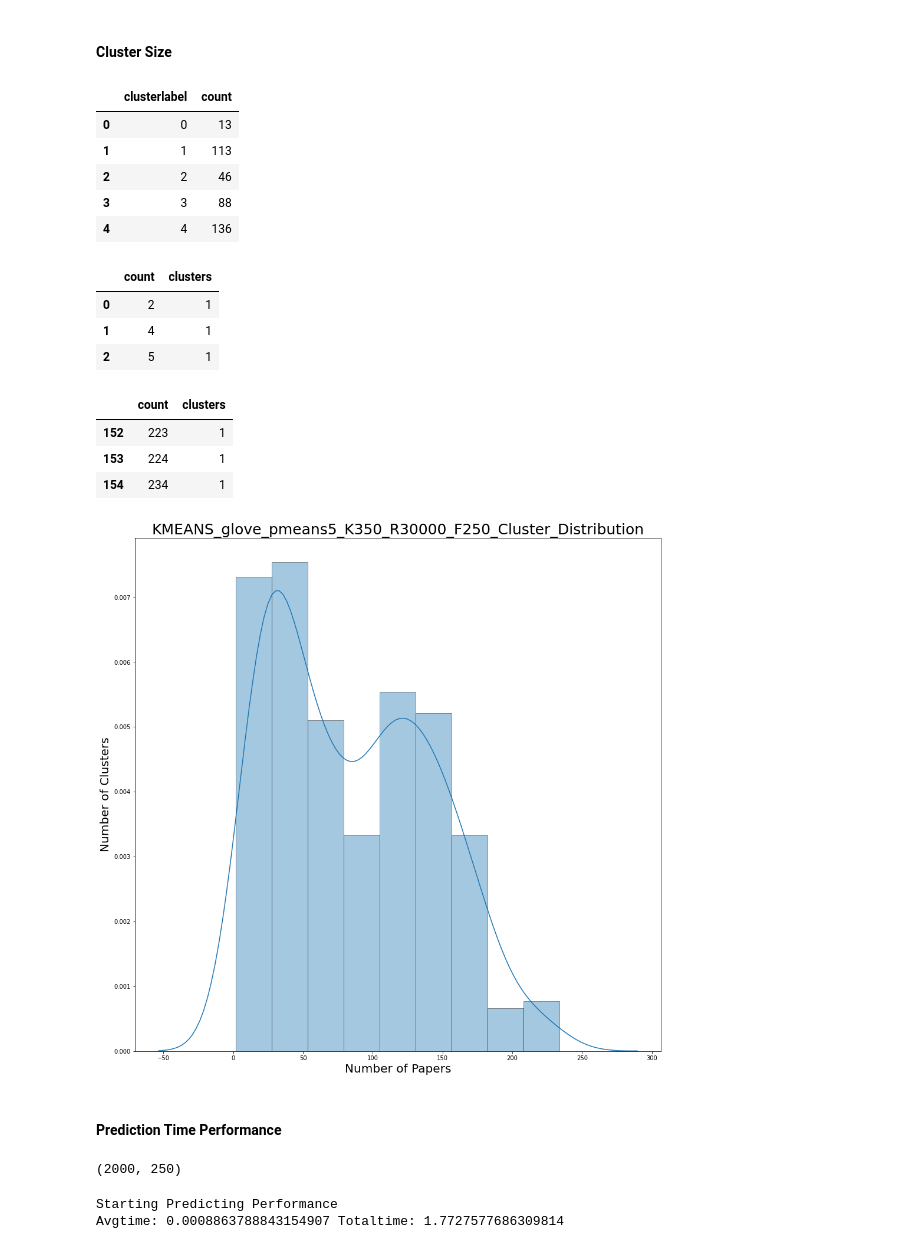
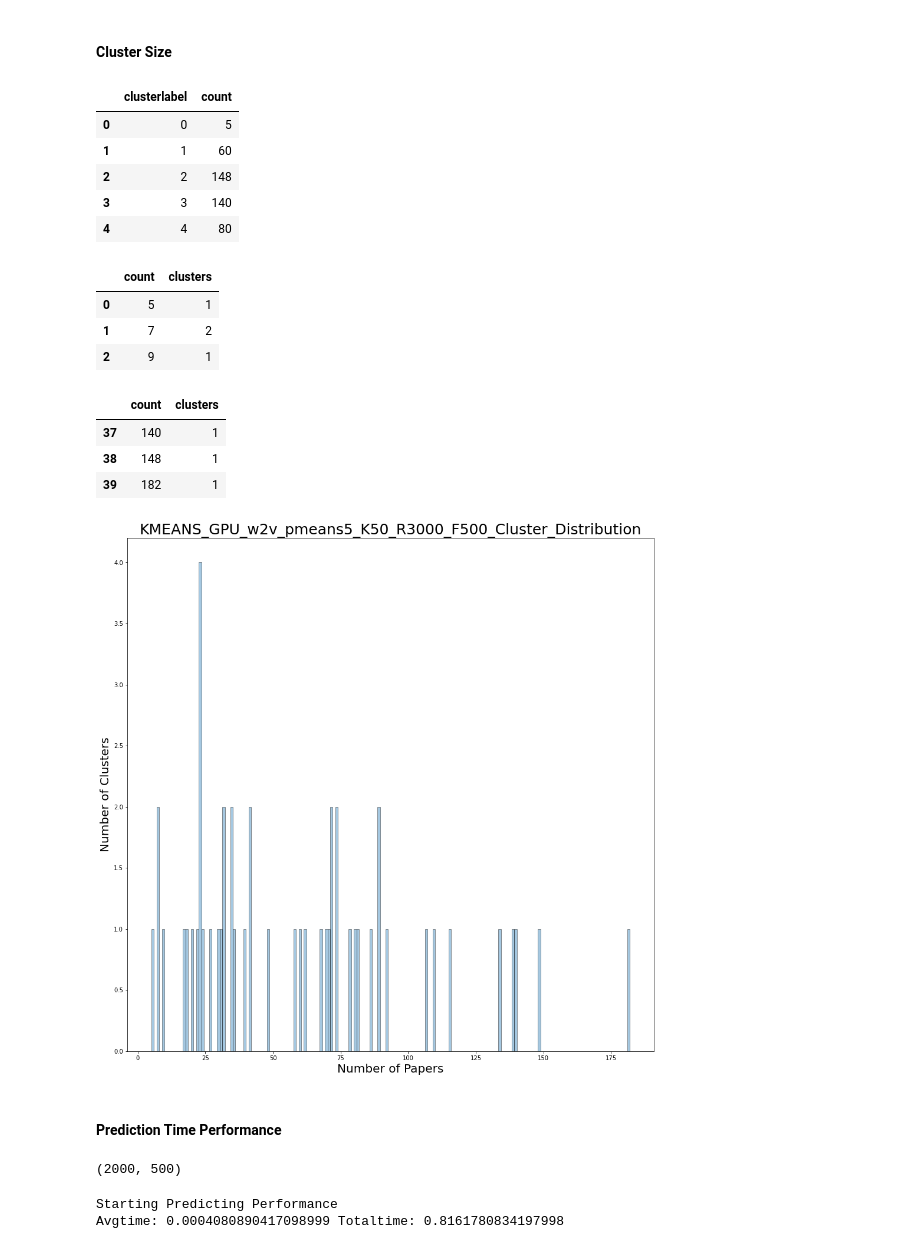
Before and after one commit to DevashishX/AbstractClustering, a Jupyter notebook: templates/KmeansGPUGlovePmeans5_Colab_Test.ipynb, the cells around one changed output. Cells and saved outputs as stored; diff of their text form; code cells hidden in the pictures.

```diff
--- a/templates/KmeansGPUGlovePmeans5_Colab_Test.ipynb
+++ b/templates/KmeansGPUGlovePmeans5_Colab_Test.ipynb
@@ -52,12 +114,12 @@ Flags:               fpu vme de pse tsc msr pae mce cx8 apic sep mtrr pge mca cm
 # %%
-__algo__ = "KMEANS"               #Name of the Clustering algorithm
-__emb__ = "glove"                 #Name of the Word Embeddings used (glove, w2v, ftt), MUST set directory below
+__algo__ = "KMEANS_GPU"               #Name of the Clustering algorithm
+__emb__ = "w2v"                 #Name of the Word Embeddings used (glove, w2v, ftt), MUST set directory below
 __sentemb__ = "pmeans5"           #Name of Sentence Embedding algorithm used
-recnum = 30000                     #Number of records to be read from files
-k = 350                           #Number of Clusters
+recnum = 3000                     #Number of records to be read from files
+k = 50                           #Number of Clusters
 usesqrt = False                   #Set value of k to sqrt of recnum, overrides k
-randomsample = False              #Random Sampling to be True/False for records which are read
-embedDir = "./MegaSentEmbs/"     #Directory where embeddings are saved for that selected embedding
+randomsample = True              #Random Sampling to be True/False for records which are read
+embedDir = "./W2VSentEmbs/"     #Directory where embeddings are saved for that selected embedding
 modelDir = "./models/"           #Directory where models are saved
 megadfDir = "./MegaDfs/"         #Directory Where Megadf is to be saved
 plotDir = "./plots/"             #Directory where plots are saved
@@ -143,15 +210,26 @@ k:  350
 # %% [markdown]
 ## Clustering
 Please modify the functions here to change algorithm
+# %%
+device_data=data
 # %%
 %%time
+
 print("Starting Clustering Process")
 start_time = time.time()
-model = cluster.KMeans(n_clusters=k, n_init = 20, max_iter=1000, verbose=1, n_jobs=-1)
-model.fit(data)
+# model = cluster.KMeans(n_clusters=k, n_init = 20, max_iter=1000, verbose=1, n_jobs=-1)
+model = cuKMeans(init="k-means||",
+                       max_iter=1000,
+                       n_init = 20,
+                       n_clusters=k,
+                       oversampling_factor=40,
+                       random_state=42,
+                       verbose = True)
+
+model.fit(device_data)
 end_time = time.time()
 timetrain = round(end_time-start_time, 2)
 print("done! {}".format(timetrain))
-print("k_means.fit(data) Done!")
+print("kmeans_cuda.fit(data) Done!")
 # %% [output]
 Starting Clustering Process
@@ -162,7 +240,7 @@ Wall time: 14min 50s
 # %% [markdown]
 ### Saving the output data into vars
 # %%
-centroids = model.cluster_centers_
-labels = model.labels_
+centroids = model.cluster_centers_.tolist()
+labels = model.labels_.tolist()
 megadf["clusterlabel"]=labels
 centroidDF = pd.DataFrame(centroids)
@@ -326,11 +439,11 @@ clusterdata = megadf.groupby("clusterlabel", as_index=True).size().reset_index(n
 clusterdata.head()
 # %% [output]
 |  | clusterlabel | count |
-| 0 | 0 | 13 |
-| 1 | 1 | 113 |
-| 2 | 2 | 46 |
-| 3 | 3 | 88 |
-| 4 | 4 | 136 |
+| 0 | 0 | 5 |
+| 1 | 1 | 60 |
+| 2 | 2 | 148 |
+| 3 | 3 | 140 |
+| 4 | 4 | 80 |
 # %%
 clusterdfname = "{}_clustered_counts.pkl".format(name)
 clusterdata.to_pickle(megadfDir + clusterdfname)
@@ -342,13 +455,13 @@ display(countdata.head(3))
 display(countdata.tail(3))
 # %% [output]
 |  | count | clusters |
-| 0 | 2 | 1 |
-| 1 | 4 | 1 |
-| 2 | 5 | 1 |
+| 0 | 5 | 1 |
+| 1 | 7 | 2 |
+| 2 | 9 | 1 |
 |  | count | clusters |
-| 152 | 223 | 1 |
-| 153 | 224 | 1 |
-| 154 | 234 | 1 |
+| 37 | 140 | 1 |
+| 38 | 148 | 1 |
+| 39 | 182 | 1 |
 # %%
 metadict["CSmax"] = max(clusterdata["count"])
 metadict["CSmin"] = min(clusterdata["count"])
@@ -356,29 +469,29 @@ metadict["CSavg"] = np.mean(clusterdata["count"])
 # %%
 %matplotlib inline
 plt.figure(figsize=(16,16))
 
 sns.axes_style("whitegrid", {"axes.grid":True,
                             'axes.spines.left': False,
                              'axes.spines.bottom': False,
                              'axes.spines.right': False,
                              'axes.spines.top': False})
 
 
 titlestring = "{}_Cluster_Distribution".format(name)
 snsplot = sns.distplot(clusterdata["count"],
-                       kde=True,
-                    #    bins=len(clusterdata["count"]),
+                       kde=False,
+                       bins=max(clusterdata["count"]),
                       hist_kws={'edgecolor':'black'},)
 snsplot.set(xlabel="Number of Papers", ylabel="Number of Clusters")
 snsplot.xaxis.label.set_size(20)
 snsplot.yaxis.label.set_size(20)
 plt.title(
         titlestring,
         fontdict = {'fontsize' : 25}
     )
 plt.show()
 # %% [output]
-[figure, old version]
+[figure, new version]
 # %%
 snspltname = "{}_Cluster_Distribution.png".format(name)
 snsplot.figure.savefig(plotDir + snspltname)
@@ -401,7 +514,7 @@ predata = testdf["embedding"]
 data = np.matrix(predata.to_list())
 print(data.shape)
 # %% [output]
-(2000, 250)
+(2000, 500)
 # %%
 print("Starting Predicting Performance")
 testmodel = model
@@ -415,7 +528,7 @@ print("Avgtime: {} Totaltime: {}".format(avgtime, timetest))
 metadict["T2Pavg"]=avgtime
 # %% [output]
 Starting Predicting Performance
-Avgtime: 0.0008863788843154907 Totaltime: 1.7727577686309814
+Avgtime: 0.0004080890417098999 Totaltime: 0.8161780834197998
 # %%
 print("Starting Loading Performance")
 loadruns = 50
```
Also changed, not shown: parts of 28 cells of this notebook.
